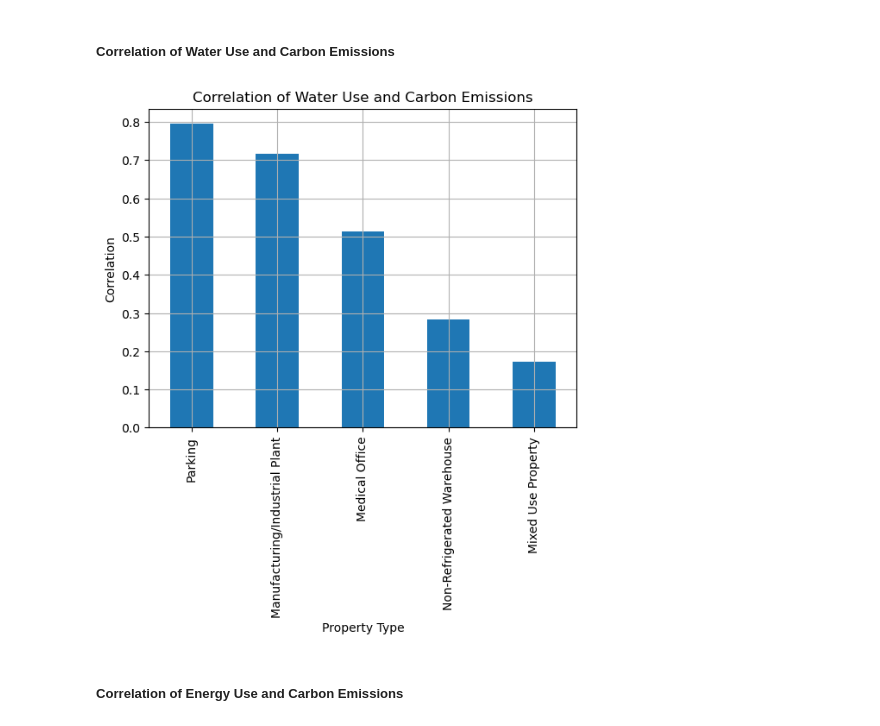
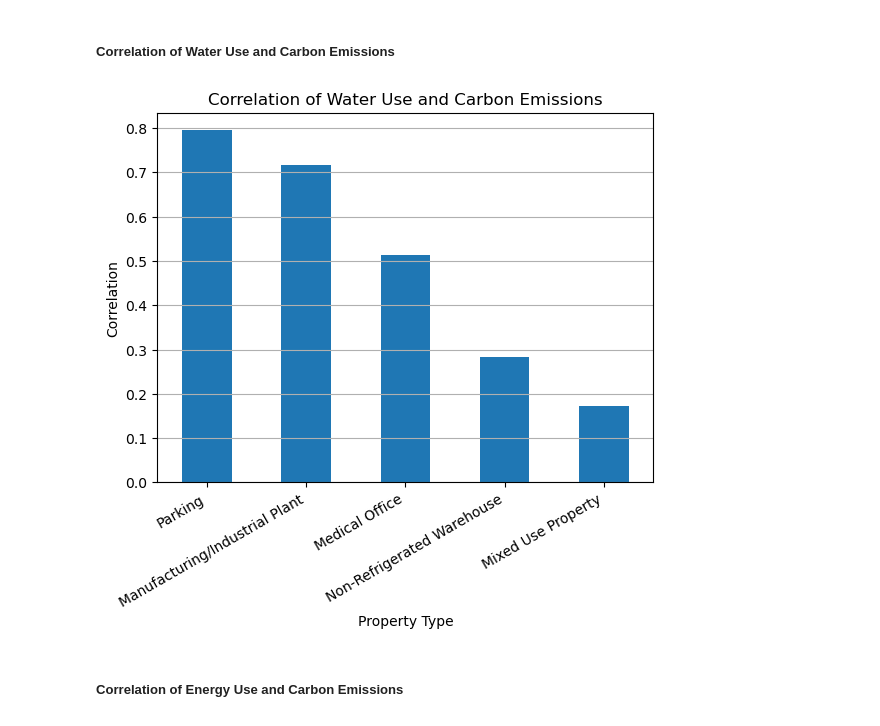
Before and after one commit to yashkansal97/LA_Energy_Water_Analysis, a Jupyter notebook: P1_Energy_Water_Analysis.ipynb, the cells around one changed output. Drawn from its saved outputs; the diff is of its cells as text; code cells hidden in the pictures.

Commit message:
Changed figures and fixed some errors in the code

```diff
--- a/P1_Energy_Water_Analysis.ipynb
+++ b/P1_Energy_Water_Analysis.ipynb
@@ -172,13 +172,14 @@ corr_df
 # %%
 # Display the top highly correlated property types for water consumption vs. Carbon Dioxide Emissions
 plot_df=corr_df[corr_df['x']=='water_use'][['Property Type', 'Correlation with Carbon Emissions']].sort_values(by=['Correlation with Carbon Emissions']
                                                                                                                , ascending = False)
 plot_df[:5].plot(kind = 'bar', x = 'Property Type', y = 'Correlation with Carbon Emissions', ylabel = 'Correlation',
-                 title = 'Correlation of Water Use and Carbon Emissions',  legend = False)
-plt.grid()
+                 title = 'Correlation of Water Use and Carbon Emissions',  legend = False, rot = 30)
+plt.xticks(ha = 'right')
+plt.grid(axis = 'y')
 plt.savefig('Figures/1A. Corr - Water vs Carbon.png', bbox_inches='tight')
 # %% [output]
-[figure, old version]
+[figure, new version]
 # %% [markdown]
 ##### Correlation of Energy Use and Carbon Emissions
 # %%
```
Also changed, not shown: parts of 17 cells of this notebook, 10 other files.
